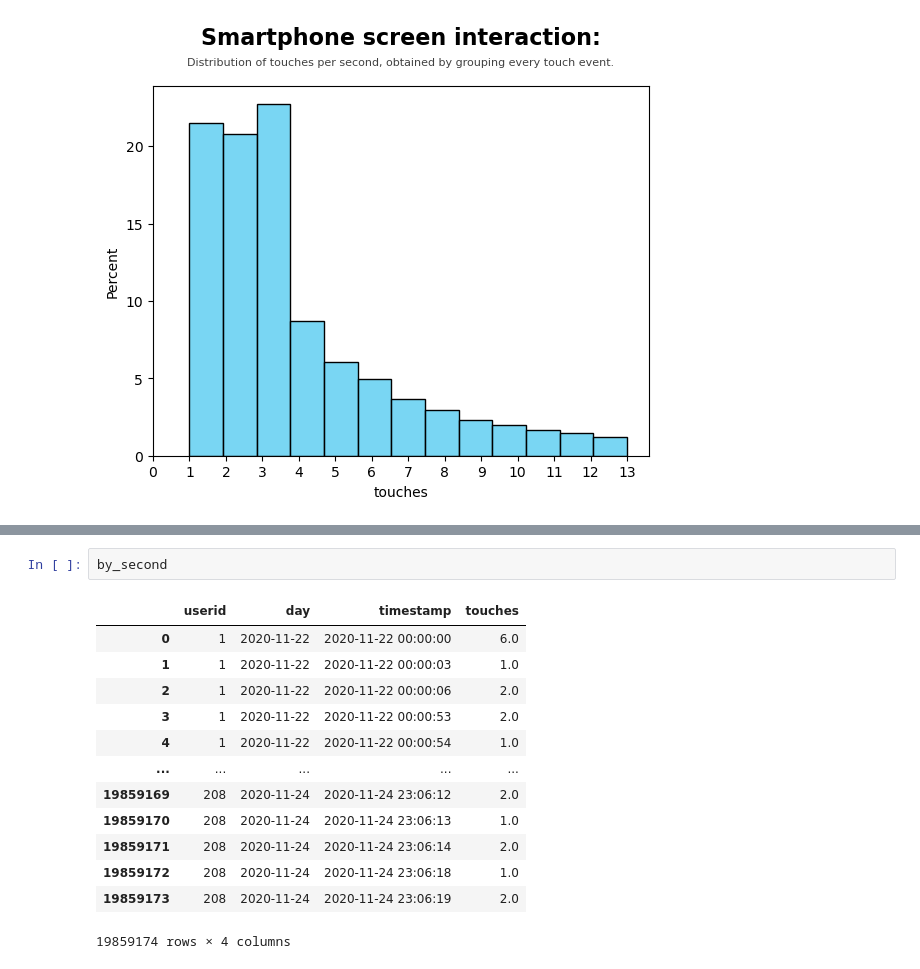
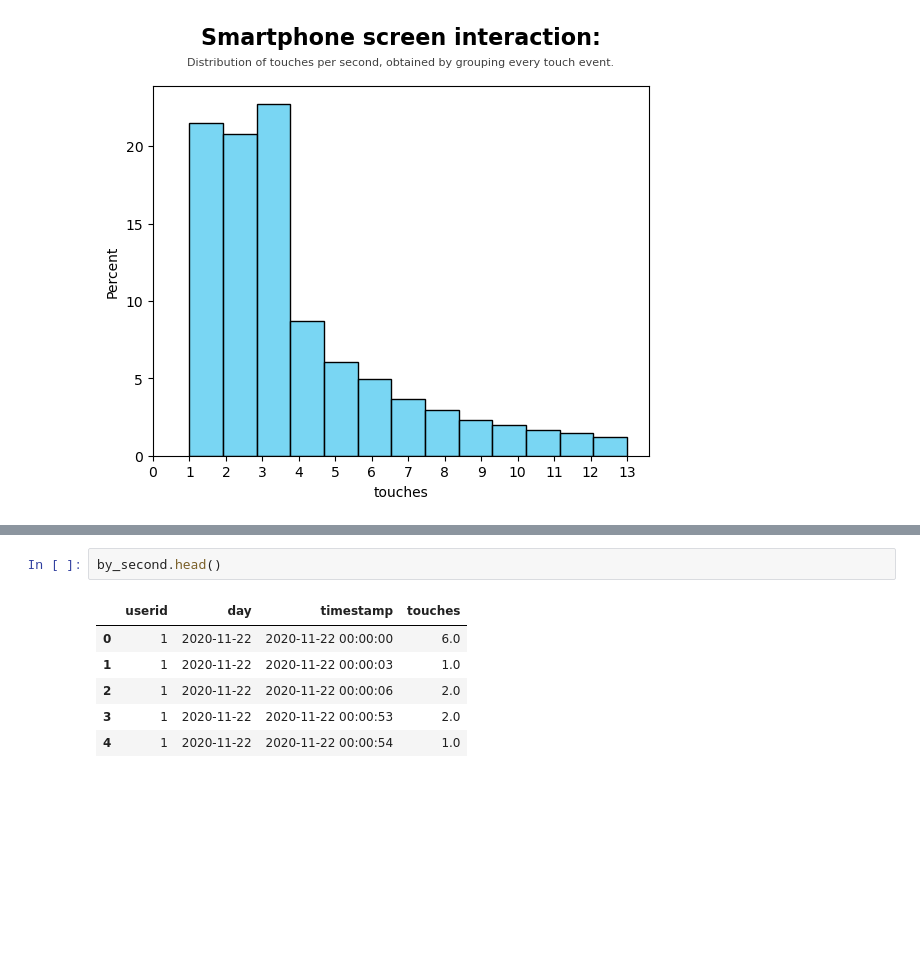
Before and after one commit to FluveFV/PhonePervasiveness, a Jupyter notebook: Data_preparation_and_cleaning.ipynb, the cells around one changed output, grey strips where cells are left out. Cells and saved outputs as stored; diff of their text form; blank space fills up the shorter version.

```diff
--- a/Data_preparation_and_cleaning.ipynb
+++ b/Data_preparation_and_cleaning.ipynb
@@ -127,19 +130,12 @@ by_second = by_second.drop('Unnamed: 0',axis='columns')
 # %%
-by_second
+by_second.head()
 # %% [output]
 |  | userid | day | timestamp | touches |
 | 0 | 1 | 2020-11-22 | 2020-11-22 00:00:00 | 6.0 |
 | 1 | 1 | 2020-11-22 | 2020-11-22 00:00:03 | 1.0 |
 | 2 | 1 | 2020-11-22 | 2020-11-22 00:00:06 | 2.0 |
 | 3 | 1 | 2020-11-22 | 2020-11-22 00:00:53 | 2.0 |
 | 4 | 1 | 2020-11-22 | 2020-11-22 00:00:54 | 1.0 |
-| ... | ... | ... | ... | ... |
-| 19859169 | 208 | 2020-11-24 | 2020-11-24 23:06:12 | 2.0 |
-| 19859170 | 208 | 2020-11-24 | 2020-11-24 23:06:13 | 1.0 |
-| 19859171 | 208 | 2020-11-24 | 2020-11-24 23:06:14 | 2.0 |
-| 19859172 | 208 | 2020-11-24 | 2020-11-24 23:06:18 | 1.0 |
-| 19859173 | 208 | 2020-11-24 | 2020-11-24 23:06:19 | 2.0 |
-19859174 rows × 4 columns
 # %%
 IDs=by_second.userid.unique()
 IDs.sort()
```
Also changed, not shown: parts of 27 cells of this notebook.
